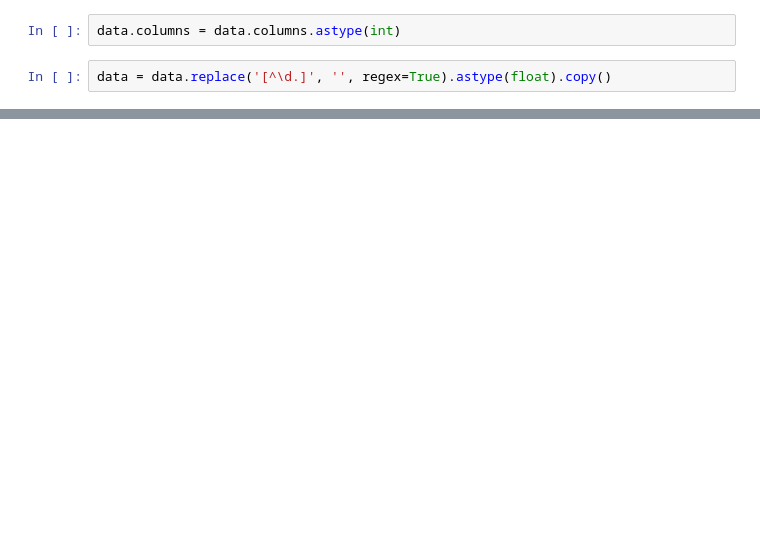
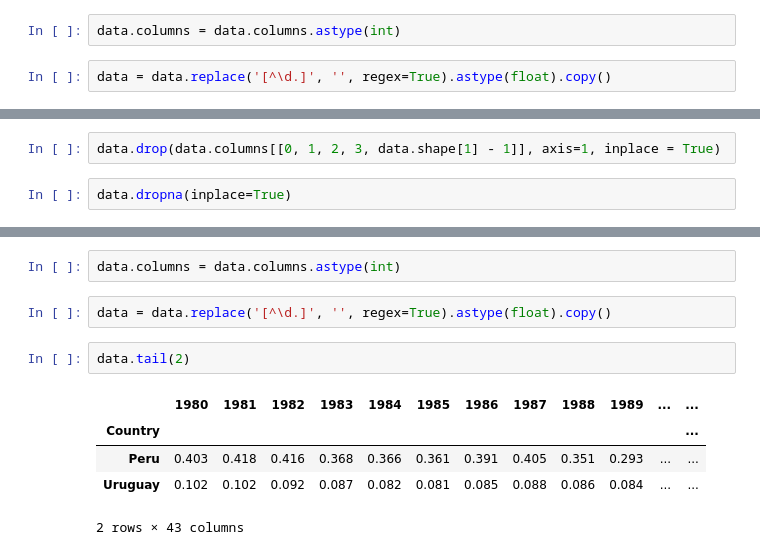
Before and after one commit to MoysesAz/Analyze-emerging, a Jupyter notebook: Analytics_South_America_by_Carolina.ipynb, the cells around one changed output, grey strips where cells are left out. Drawn from its saved outputs; the diff is of its cells as text; blank space fills up the shorter version.

```diff
--- a/Analytics_South_America_by_Carolina.ipynb
+++ b/Analytics_South_America_by_Carolina.ipynb
@@ -39,0 +170,4 @@ data.to_excel("data_finish_america_sul/pib_percapita/Pib_percapita_transpose.xls
+# %%
+data.drop(data.columns[[0, 1, 2, 3, data.shape[1] - 1]], axis=1, inplace = True)
+# %%
+data.dropna(inplace=True)
@@ -39,0 +181,12 @@ data.to_excel("data_finish_america_sul/pib_percapita/Pib_percapita_transpose.xls
+# %%
+data.columns = data.columns.astype(int)
+# %%
+data = data.replace('[^\d.]', '', regex=True).astype(float).copy()
+# %%
+data.tail(2)
+# %% [output]
+|  | 1980 | 1981 | 1982 | 1983 | 1984 | 1985 | 1986 | 1987 | 1988 | 1989 | ... | ... |
+| Country |  |  |  |  |  |  |  |  |  |  |  | ... |
+| Peru | 0.403 | 0.418 | 0.416 | 0.368 | 0.366 | 0.361 | 0.391 | 0.405 | 0.351 | 0.293 | ... | ... |
+| Uruguay | 0.102 | 0.102 | 0.092 | 0.087 | 0.082 | 0.081 | 0.085 | 0.088 | 0.086 | 0.084 | ... | ... |
+2 rows × 43 columns
```
Also changed, not shown: parts of 40 cells of this notebook, 34 other files.
